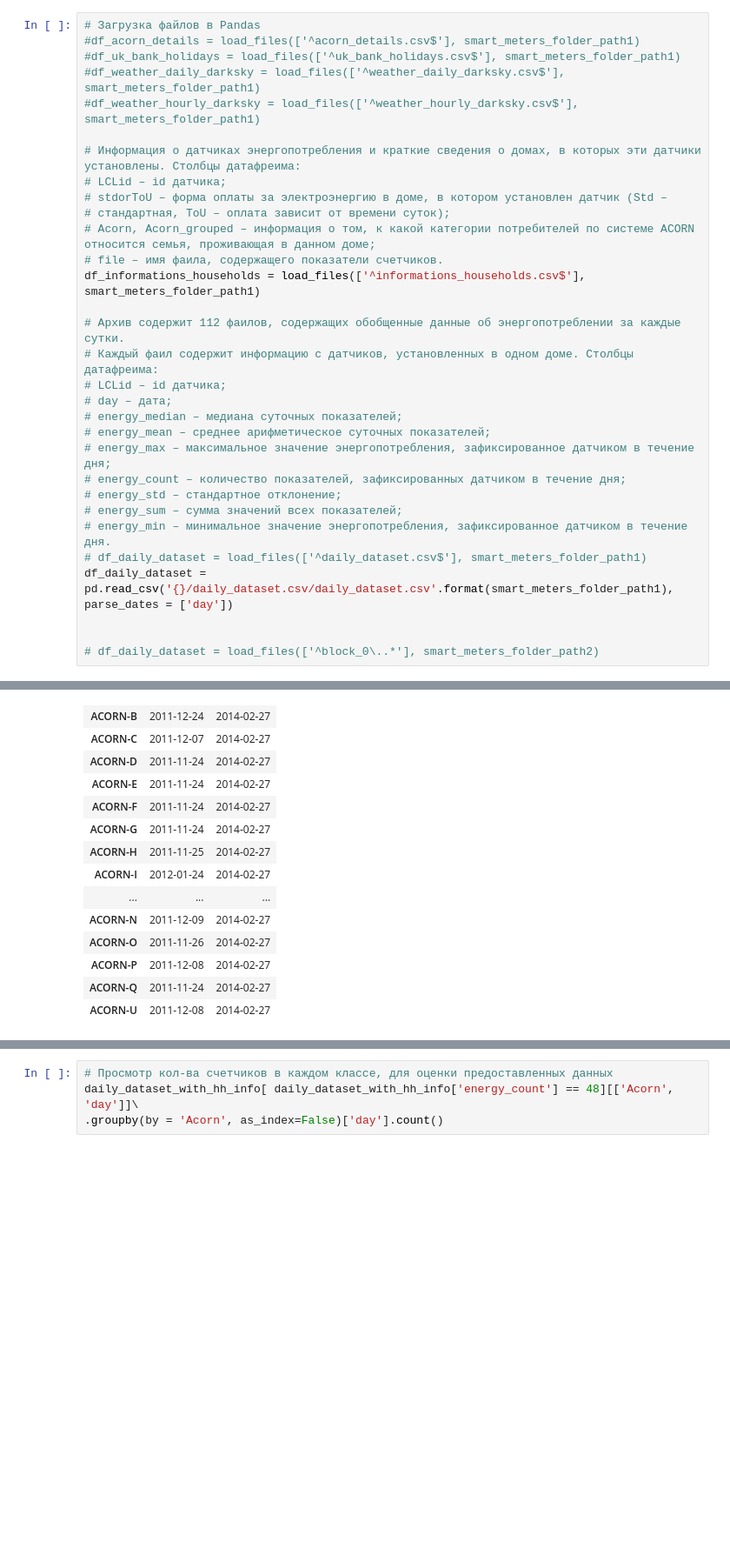
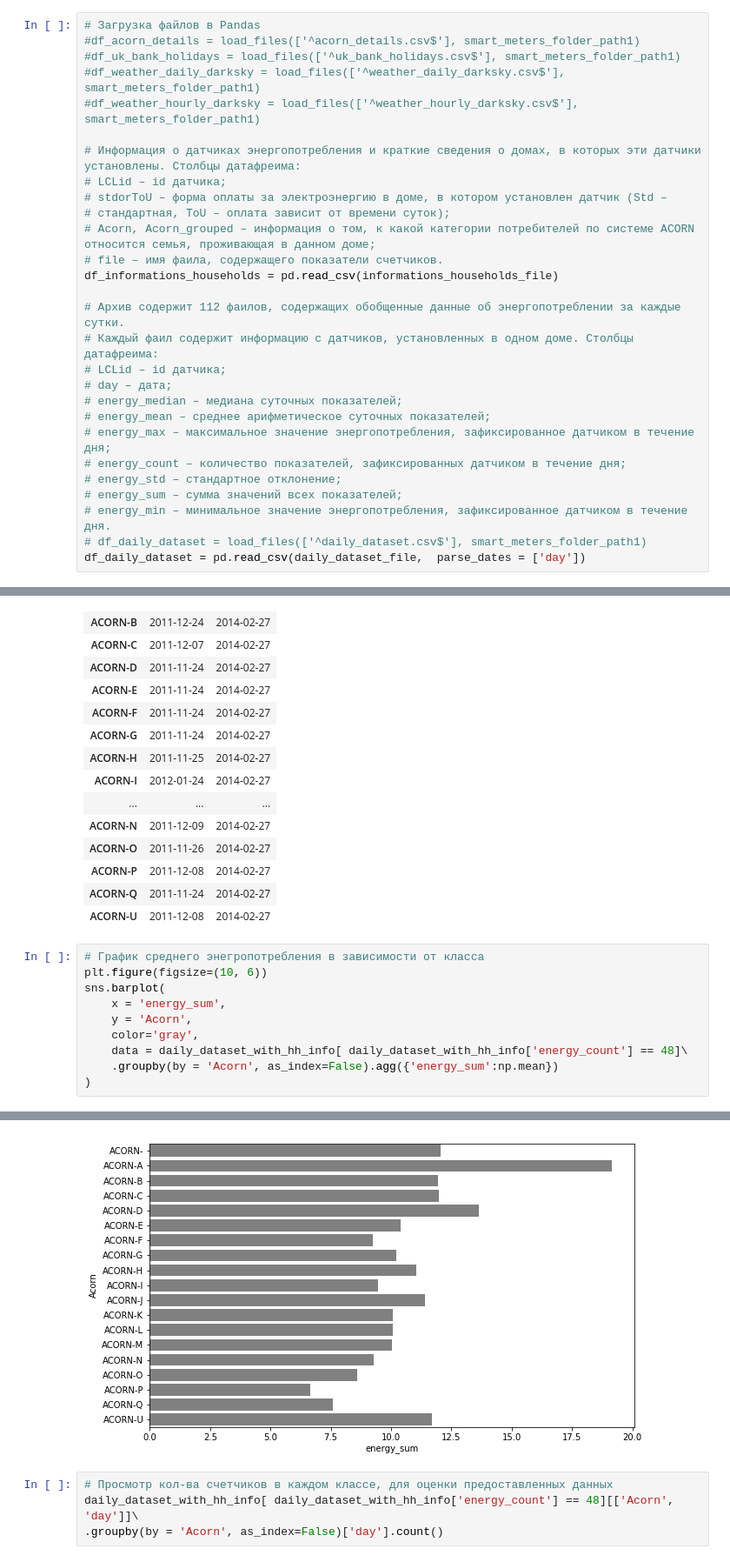
Before and after one commit to team4success/london_power_data_analytics, a Jupyter notebook: main_project.ipynb, the cells around one changed output, grey strips where cells are left out. Shown at 87% size. Saved outputs shown, nothing was run; the diff lists cells and outputs as text; blank space fills up the shorter version.

```diff
--- a/main_project.ipynb
+++ b/main_project.ipynb
@@ -67,7 +68,7 @@ def load_files(l_files, directory, names=None):
 # стандартная, ToU – оплата зависит от времени суток);
 # Acorn, Acorn_grouped – информация о том, к какой категории потребителей по системе ACORN относится семья, проживающая в данном доме;
 # file – имя фаила, содержащего показатели счетчиков.
-df_informations_households = load_files(['^informations_households.csv$'], smart_meters_folder_path1)
+df_informations_households = pd.read_csv(informations_households_file)
 
 # Архив содержит 112 фаилов, содержащих обобщенные данные об энергопотреблении за каждые сутки.
 # Каждый фаил содержит информацию с датчиков, установленных в одном доме. Столбцы датафреима:
@@ -81,10 +82,7 @@ df_informations_households = load_files(['^informations_households.csv$'], smart
 # energy_sum – сумма значений всех показателей;
 # energy_min – минимальное значение энергопотребления, зафиксированное датчиком в течение дня.
 # df_daily_dataset = load_files(['^daily_dataset.csv$'], smart_meters_folder_path1)
-df_daily_dataset = pd.read_csv('{}/daily_dataset.csv/daily_dataset.csv'.format(smart_meters_folder_path1),  parse_dates = ['day'])
-
-
-# df_daily_dataset = load_files(['^block_0\..*'], smart_meters_folder_path2)
+df_daily_dataset = pd.read_csv(daily_dataset_file,  parse_dates = ['day'])
 # %% [markdown]
 ### Информация о загруженных данных
 # %%
@@ -196,3 +194,14 @@ daily_dataset_with_hh_info[ daily_dataset_with_hh_info['energy_count'] == 48][['
 | ACORN-P | 2011-12-08 | 2014-02-27 |
 | ACORN-Q | 2011-11-24 | 2014-02-27 |
 | ACORN-U | 2011-12-08 | 2014-02-27 |
+# %%
+# График среднего энегропотребления в зависимости от класса
+plt.figure(figsize=(10, 6))
+sns.barplot(
+    x = 'energy_sum',
+    y = 'Acorn',
+    color='gray',
+    data = daily_dataset_with_hh_info[ daily_dataset_with_hh_info['energy_count'] == 48]\
+    .groupby(by = 'Acorn', as_index=False).agg({'energy_sum':np.mean})
+)
+# %% [output]
@@ -199,3 +209,4 @@ daily_dataset_with_hh_info[ daily_dataset_with_hh_info['energy_count'] == 48][['
+[figure, added]
 # %%
 # Просмотр кол-ва счетчиков в каждом классе, для оценки предоставленных данных
 daily_dataset_with_hh_info[ daily_dataset_with_hh_info['energy_count'] == 48][['Acorn', 'day']]\
```
Also changed, not shown: parts of 19 cells of this notebook.
